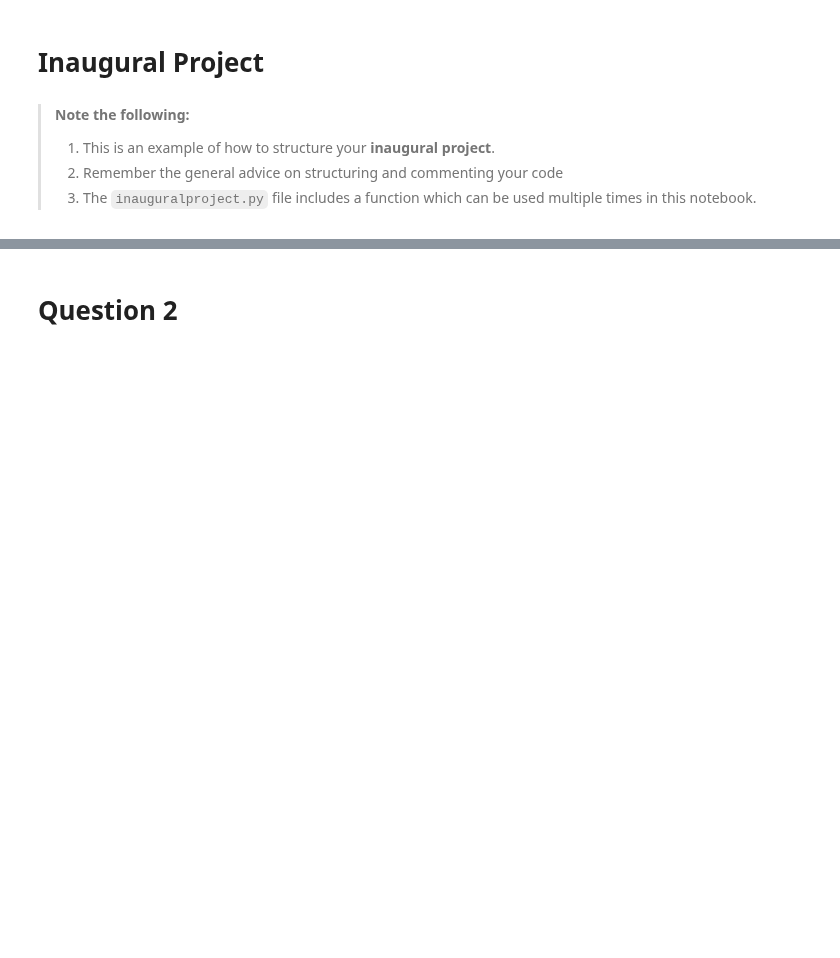
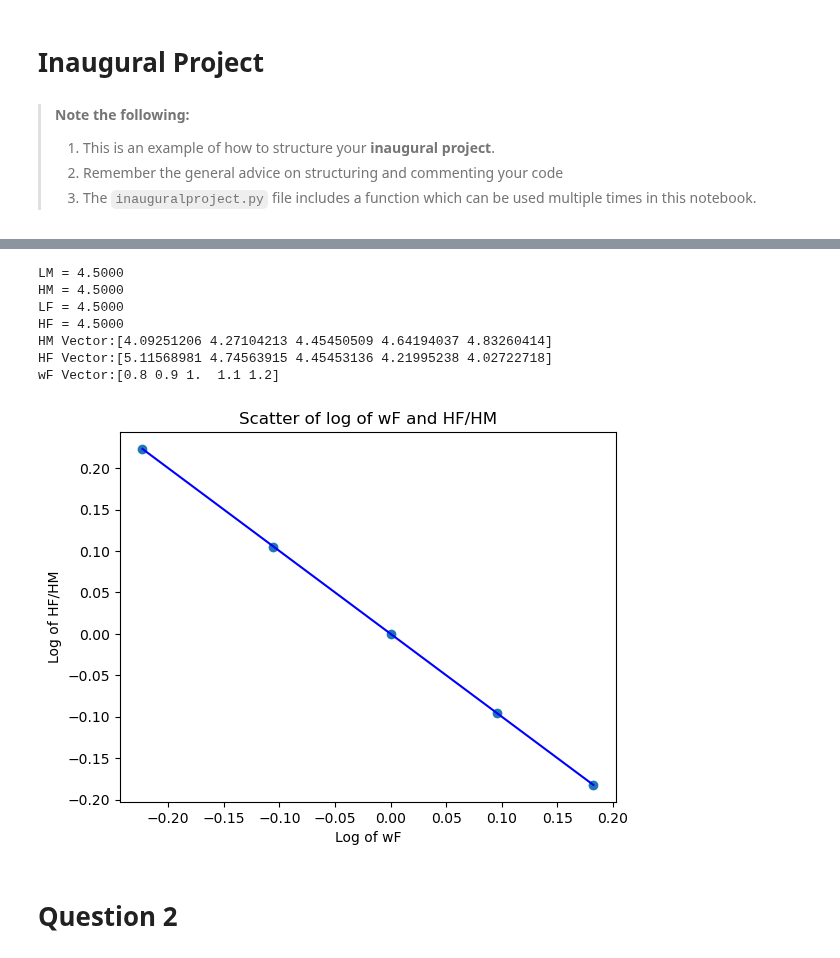
Before and after one commit to NumEconCopenhagen/projects-2023-jt, a Jupyter notebook: inauguralproject/inauguralproject.ipynb, the cells around one changed output, grey strips where cells are left out. Drawn from its saved outputs; the diff is of its cells as text; code cells hidden in the pictures; blank space fills up the shorter version.

```diff
--- a/inauguralproject/inauguralproject.ipynb
+++ b/inauguralproject/inauguralproject.ipynb
@@ -21,6 +24,14 @@ from HouseholdSpecializationModel import  HouseholdSpecializationModelClass
 # %%
 model = HouseholdSpecializationModelClass()
-model.estimate(do_print=True)
+# %% [output]
+LM = 4.5000
+HM = 4.5000
+LF = 4.5000
+HF = 4.5000
+HM Vector:[4.09251206 4.27104213 4.45450509 4.64194037 4.83260414]
+HF Vector:[5.11568981 4.74563915 4.45453136 4.21995238 4.02722718]
+wF Vector:[0.8 0.9 1.  1.1 1.2]
+[figure, added]
 # %% [markdown]
 # Question 2
 # %% [markdown]
```
Also changed, not shown: parts of 1 cell of this notebook, 1 other file.
